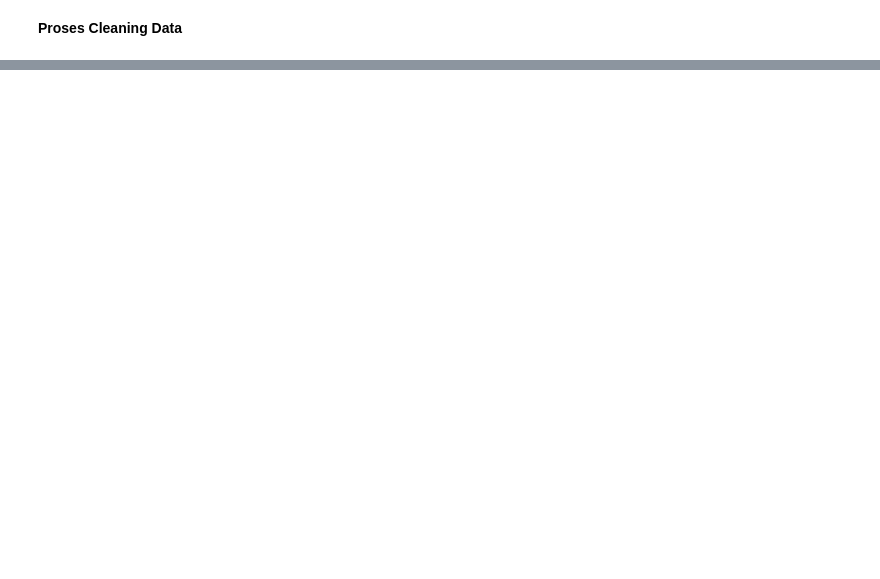
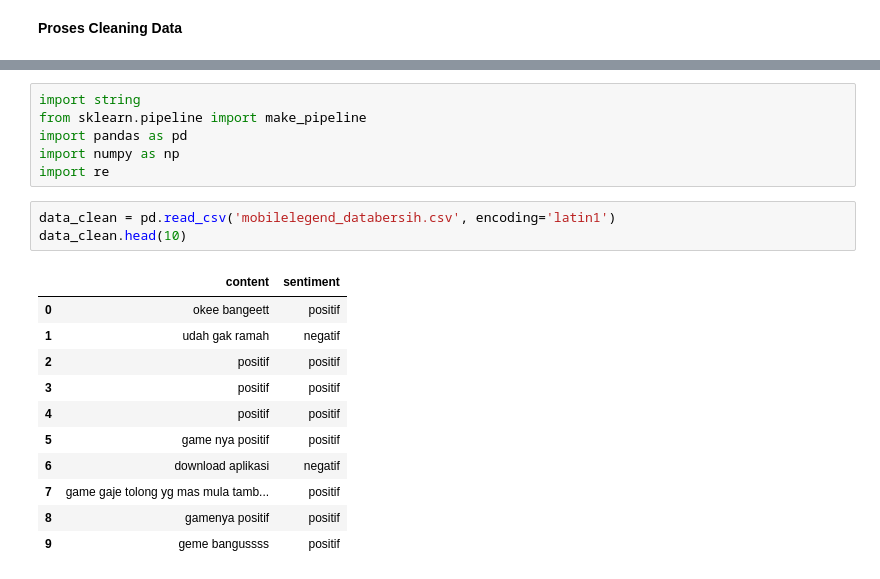
Before and after one commit to AzizLike29/Scrap-App-ML, a Jupyter notebook: scrap_mobile_legends.ipynb, the cells around one changed output, grey strips where cells are left out. Drawn from its saved outputs; the diff is of its cells as text; blank space fills up the shorter version.

```diff
--- a/scrap_mobile_legends.ipynb
+++ b/scrap_mobile_legends.ipynb
@@ -238,0 +324,21 @@ data.head(10)
+# %%
+import string
+from sklearn.pipeline import make_pipeline
+import pandas as pd
+import numpy as np
+import re
+# %%
+data_clean = pd.read_csv('mobilelegend_databersih.csv', encoding='latin1')
+data_clean.head(10)
+# %% [output]
+|  | content | sentiment |
+| 0 | okee bangeett | positif |
+| 1 | udah gak ramah | negatif |
+| 2 | positif | positif |
+| 3 | positif | positif |
+| 4 | positif | positif |
+| 5 | game nya positif | positif |
+| 6 | download aplikasi | negatif |
+| 7 | game gaje tolong yg mas mula tamb... | positif |
+| 8 | gamenya positif | positif |
+| 9 | geme bangussss | positif |
```
Also changed, not shown: parts of 22 cells of this notebook.
